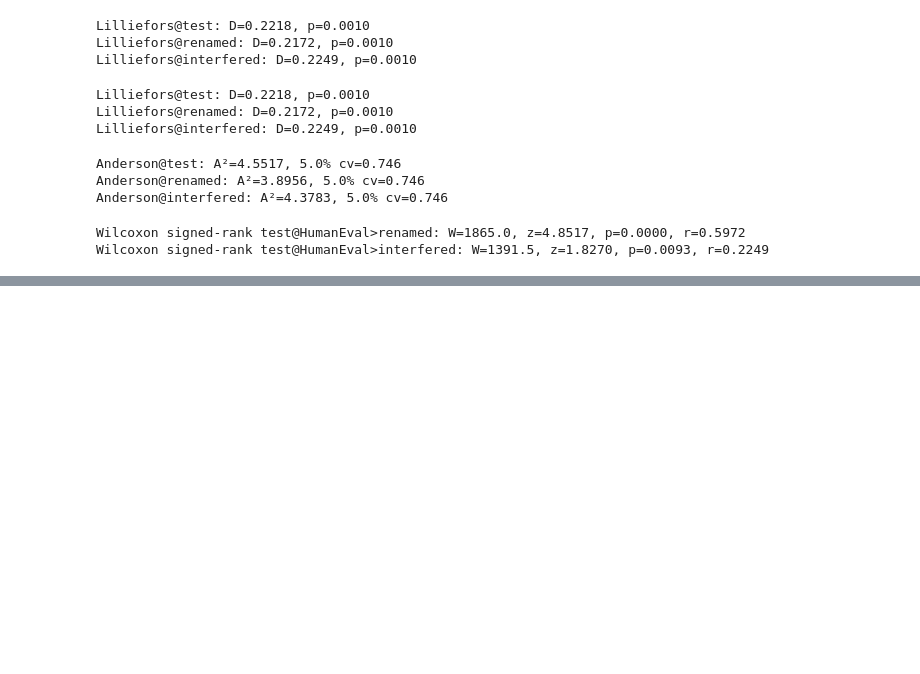
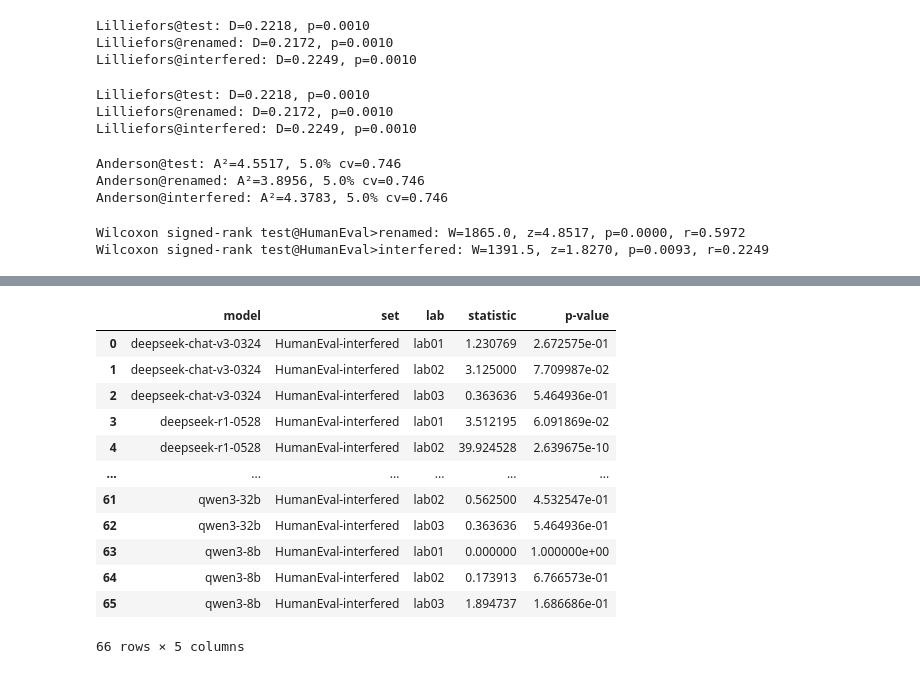
Before and after one commit to PrainLopez/HumanEval-Perturbed, a Jupyter notebook: data_analysis.ipynb, the cells around one changed output, grey strips where cells are left out. Saved outputs shown, nothing was run; the diff lists cells and outputs as text; code cells hidden in the pictures; blank space fills up the shorter version.

```diff
--- a/data_analysis.ipynb
+++ b/data_analysis.ipynb
@@ -236,0 +340,36 @@ McNemar's test@lab03 interfered: statistic=0.5193, p-value=0.4712
+# %%
+df_grouped_interfered = []
+for i in range(len(groups_test)):
+    model_test = groups_test[i][1]
+    model_interfered = groups_interfered[i][1]
+    model_name = groups_test[i][0][0]
+    lab_name = groups_test[i][0][1]
+
+    cross_table = pd.crosstab(model_test["result"] == "Pass", model_interfered["result"] == "Pass", colnames=['Interfered Result'])
+    mcnemar_result = mcnemar(cross_table, exact=False)
+    grouped_stat = {
+        "model": model_name,
+        "set": f"HumanEval-interfered",
+        "lab":lab_name,
+        # "n11": cross_table.loc(),
+        # "n12": cross_table[1][0],
+        "statistic": mcnemar_result.statistic, # in.4f
+        "p-value": mcnemar_result.pvalue
+    }
+    df_grouped_interfered.append(grouped_stat)
+
+pd.DataFrame(df_grouped_interfered)
+# %% [output]
+|  | model | set | lab | statistic | p-value |
+| 0 | deepseek-chat-v3-0324 | HumanEval-interfered | lab01 | 1.230769 | 2.672575e-01 |
+| 1 | deepseek-chat-v3-0324 | HumanEval-interfered | lab02 | 3.125000 | 7.709987e-02 |
+| 2 | deepseek-chat-v3-0324 | HumanEval-interfered | lab03 | 0.363636 | 5.464936e-01 |
+| 3 | deepseek-r1-0528 | HumanEval-interfered | lab01 | 3.512195 | 6.091869e-02 |
+| 4 | deepseek-r1-0528 | HumanEval-interfered | lab02 | 39.924528 | 2.639675e-10 |
+| ... | ... | ... | ... | ... | ... |
+| 61 | qwen3-32b | HumanEval-interfered | lab02 | 0.562500 | 4.532547e-01 |
+| 62 | qwen3-32b | HumanEval-interfered | lab03 | 0.363636 | 5.464936e-01 |
+| 63 | qwen3-8b | HumanEval-interfered | lab01 | 0.000000 | 1.000000e+00 |
+| 64 | qwen3-8b | HumanEval-interfered | lab02 | 0.173913 | 6.766573e-01 |
+| 65 | qwen3-8b | HumanEval-interfered | lab03 | 1.894737 | 1.686686e-01 |
+66 rows × 5 columns
```
Also changed, not shown: parts of 10 cells of this notebook, 1 other file.
